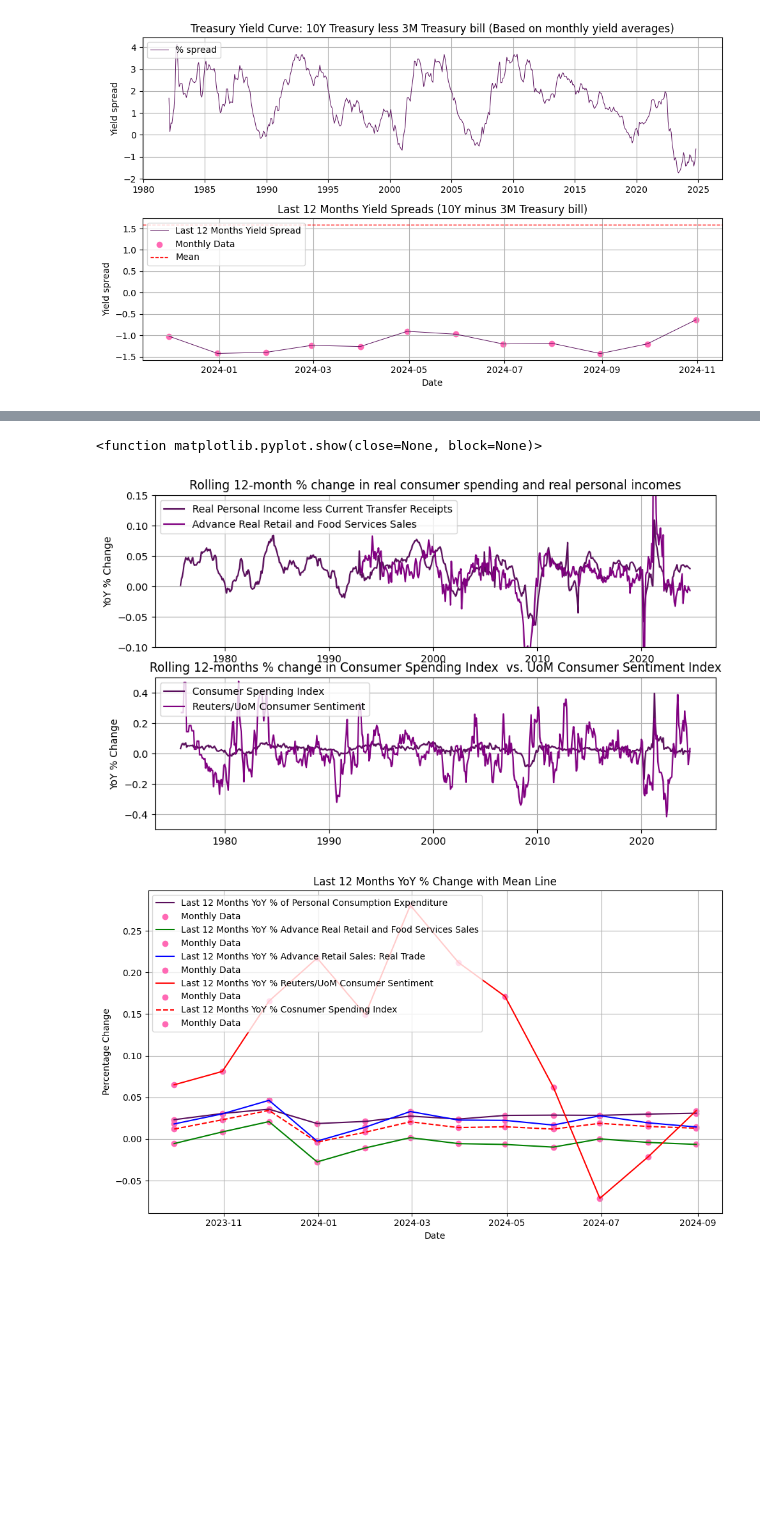
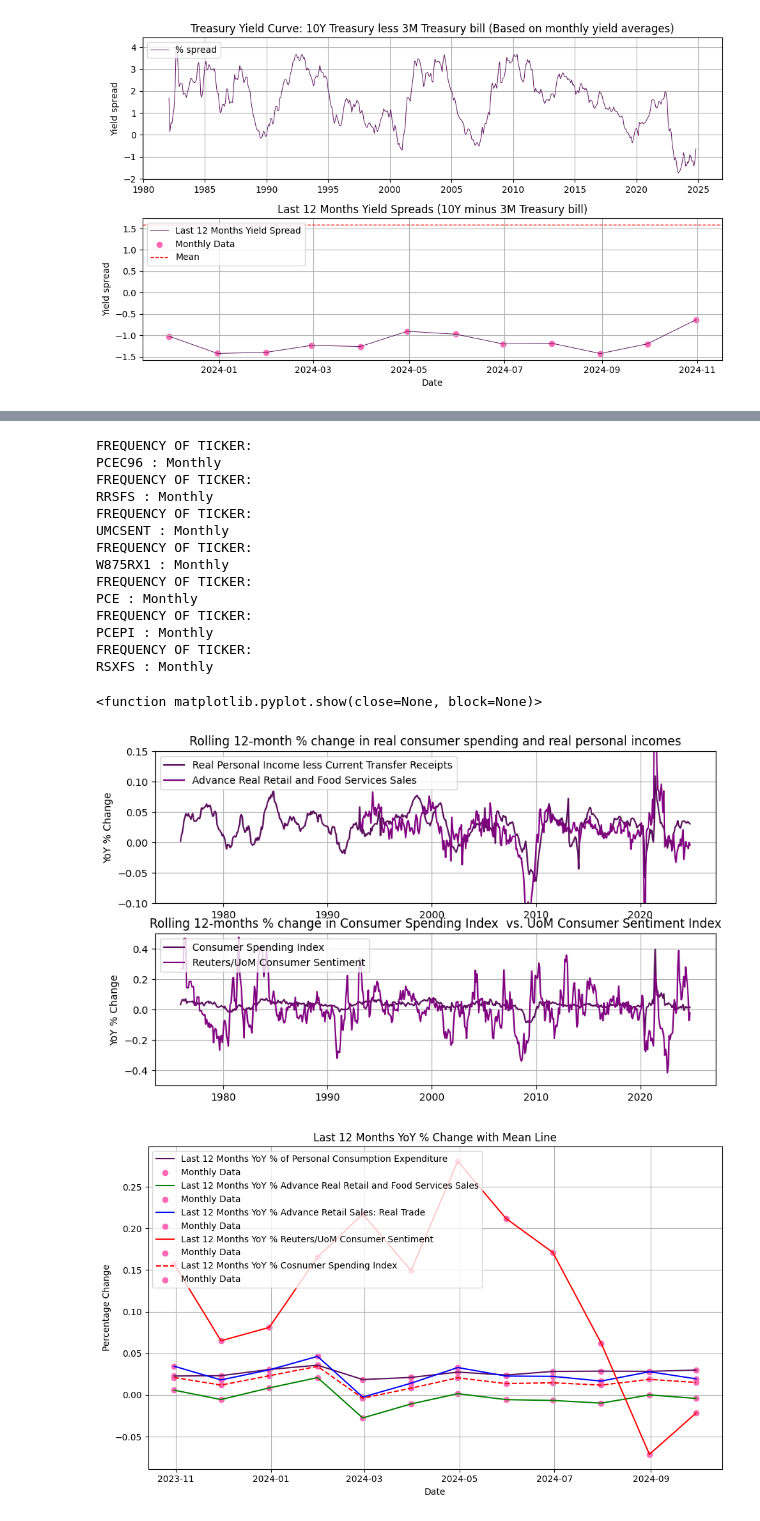
Before and after one commit to JeremyPapageorges/Nowcasting-the-Business-Cycle, a Jupyter notebook: Master.ipynb, the cells around one changed output, grey strips where cells are left out. Drawn from its saved outputs; the diff is of its cells as text; code cells hidden in the pictures; blank space fills up the shorter version.

```diff
--- a/Master.ipynb
+++ b/Master.ipynb
@@ -3,6 +3,7 @@ import os
 import sys
 import importlib
 import pandas as pd
+import numpy as np
 import yfinance as yf
 from datetime import date, timedelta
 from dateutil.relativedelta import relativedelta
@@ -20,6 +21,9 @@ from Data_Sourcing_DBnomics_v1 import dbnomics_download
 import Data_Sourcing_Yfinance_v1
 importlib.reload(Data_Sourcing_Yfinance_v1)
 from Data_Sourcing_Yfinance_v1 import download_data_yfinance
+
+kkr_purple = '#590e5b'
+marker_color = '#FF69B4'
 # %%
 print(os.getcwd())
 print(sys.executable)
@@ -306,11 +282,24 @@ NameError: name 'kkr_purple' is not defined
 # Consumer Spending
 # Lets build the consumer spendig index
 
+
+consumer_spending = ['PCEC96','RRSFS','UMCSENT', 'W875RX1', 'PCE', 'PCEPI', 'RSXFS']
+
+(consumer_spending_data,
+  consumer_spending_data_averages) = download_data(consumer_spending, start_date, end_date)
+
+# shift down due to the way the FRED publishes data
+# add an additional row sinceall time series are lagged and need to be adjusted accordingly
+
+new_row_date = consumer_spending_data.index.max() + pd.DateOffset(months=1)
+consumer_spending_data.loc[new_row_date] = [np.nan] * consumer_spending_data.shape[1]
+consumer_spending_data[['PCEC96','RRSFS','UMCSENT', 'W875RX1', 'PCE', 'PCEPI', 'RSXFS']] =  consumer_spending_data[['PCEC96','RRSFS','UMCSENT', 'W875RX1', 'PCE', 'PCEPI', 'RSXFS']].shift(1)
+
+
+
 consumer_spending_data['personal_consumption_expenditure'] = consumer_spending_data['PCE'] / consumer_spending_data['PCEPI']
-#consumer_spending_data['consumer_spending_index'] = consumer_spending_data[['personal_consumption_expenditure', 'RSXFS', 'RRSFS']].mean(axis = 1)
-year_delta_consumer_spending = consumer_spending_data.pct_change(12)
+year_delta_consumer_spending = consumer_spending_data.pct_change(12).shift(1)
 year_delta_consumer_spending['consumer_spending_index'] = year_delta_consumer_spending[['personal_consumption_expenditure', 'RSXFS', 'RRSFS']].mean(axis = 1)
-#Lets first look at the relationship between the change between consumption and CSI
 
 
 fig, axs = plt.subplots(2,1, figsize = (10,6))
@@ -337,35 +326,49 @@ axs[1].set_ylim(-0.5, 0.5)
 fig, axs = plt.subplots(1,1, figsize = (10,6))
 
 
 # Second subplot: Last 12 months with mean line and markers
 axs.plot(year_delta_consumer_spending['personal_consumption_expenditure'].iloc[-12:], color=kkr_purple, label="Last 12 Months YoY % of Personal Consumption Expenditure")
 axs.scatter(year_delta_consumer_spending['personal_consumption_expenditure'].iloc[-12:].index, year_delta_consumer_spending['personal_consumption_expenditure'].iloc[-12:], color=marker_color, label="Monthly Data")
 
 axs.plot(year_delta_consumer_spending['RRSFS'].iloc[-12:], color='green', label="Last 12 Months YoY % Advance Real Retail and Food Services Sales")
 axs.scatter(year_delta_consumer_spending['RRSFS'].iloc[-12:].index, year_delta_consumer_spending['RRSFS'].iloc[-12:], color=marker_color, label="Monthly Data")
 
 axs.plot(year_delta_consumer_spending['RSXFS'].iloc[-12:], color='blue', label="Last 12 Months YoY % Advance Retail Sales: Real Trade")
 axs.scatter(year_delta_consumer_spending['RSXFS'].iloc[-12:].index, year_delta_consumer_spending['RSXFS'].iloc[-12:], color=marker_color, label="Monthly Data")
 
 axs.plot(year_delta_consumer_spending['UMCSENT'].iloc[-12:], color='red', label="Last 12 Months YoY % Reuters/UoM Consumer Sentiment")
 axs.scatter(year_delta_consumer_spending['UMCSENT'].iloc[-12:].index, year_delta_consumer_spending['UMCSENT'].iloc[-12:], color=marker_color, label="Monthly Data")
 
 axs.plot(year_delta_consumer_spending['consumer_spending_index'].iloc[-12:], color='red',linestyle = '--', label="Last 12 Months YoY % Cosnumer Spending Index")
 axs.scatter(year_delta_consumer_spending['consumer_spending_index'].iloc[-12:].index, year_delta_consumer_spending['consumer_spending_index'].iloc[-12:], color=marker_color, label="Monthly Data")
 
 
 #axs[0].axhline(labour_market_index.mean(), color='red', linestyle='--', linewidth=1, label="Mean")
 axs.set_title("Last 12 Months YoY % Change with Mean Line")
 axs.set_ylabel("Percentage Change")
 axs.set_xlabel("Date")
 axs.legend(loc="upper left")
 axs.grid(True)
 
 plt.tight_layout()
 plt.show
 # %% [output]
-<function matplotlib.pyplot.show(close=None, block=None)>
+FREQUENCY OF TICKER:
+PCEC96 : Monthly
+FREQUENCY OF TICKER:
+RRSFS : Monthly
+FREQUENCY OF TICKER:
+UMCSENT : Monthly
+FREQUENCY OF TICKER:
+W875RX1 : Monthly
+FREQUENCY OF TICKER:
+PCE : Monthly
+FREQUENCY OF TICKER:
+PCEPI : Monthly
+FREQUENCY OF TICKER:
+RSXFS : Monthly
+<function matplotlib.pyplot.show(close=None, block=None)>
-[figure, old version]
+[figure, new version]
-[figure, old version]
+[figure, new version]
 # %%
 # business spending
```
Also changed, not shown: parts of 14 cells of this notebook.
